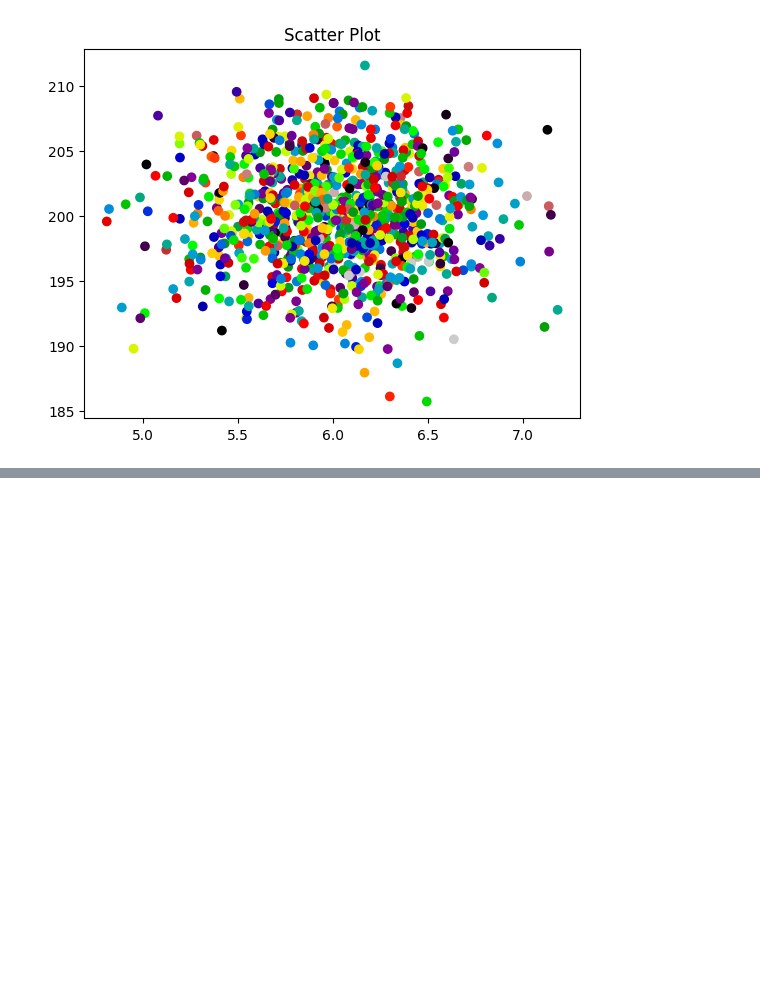
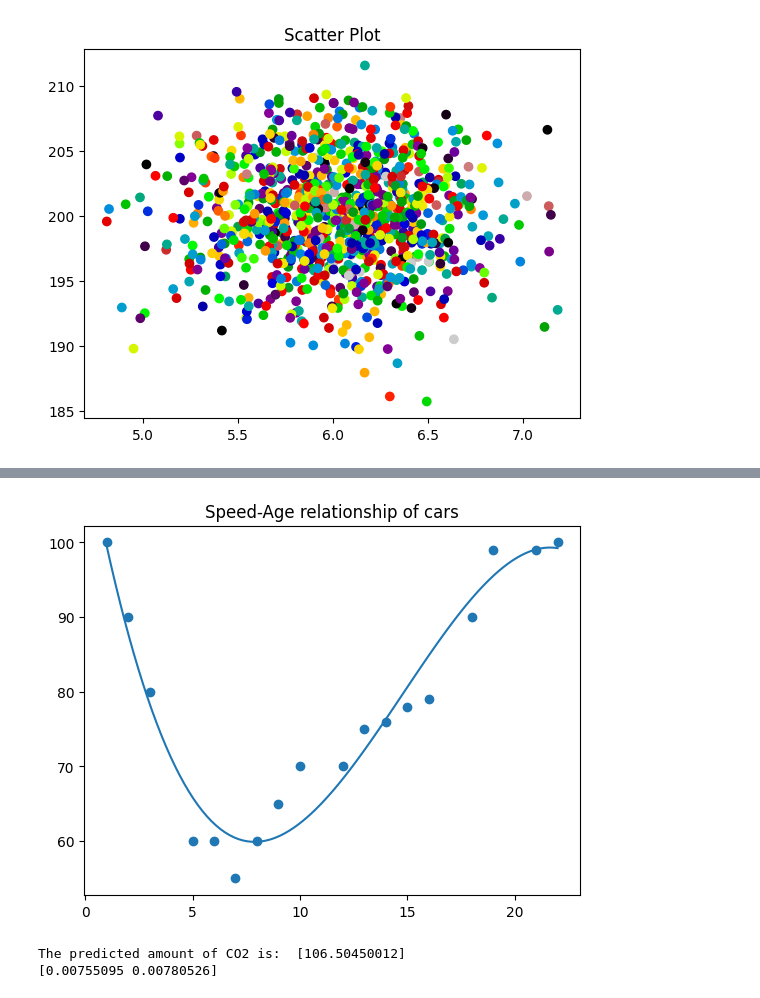
Before and after one commit to manusharansah/Python, a Jupyter notebook: Machine Learning/tutorial.ipynb, the cells around one changed output, grey strips where cells are left out. Cells and saved outputs as stored; diff of their text form; code cells hidden in the pictures; blank space fills up the shorter version.

```diff
--- a/Machine Learning/tutorial.ipynb
+++ b/Machine Learning/tutorial.ipynb
@@ -180,0 +222,47 @@ plt.show()
+# %%
+# Implementing polynomial regression in python
+import numpy as np
+from sklearn.metrics import r2_score
+import matplotlib.pyplot as plt
+
+x = [1,2,3,5,6,7,8,9,10,12,13,14,15,16,18,19,21,22]
+y = [100,90,80,60,60,55,60,65,70,70,75,76,78,79,90,99,99,100]
+
+# x = [89,43,36,36,95,10,66,34,38,20,26,29,48,64,6,5,36,66,72,40]
+# y = [21,46,3,35,67,95,53,72,58,10,26,34,90,33,38,20,56,2,47,15]
+
+mymodel = np.poly1d(np.polyfit(x,y,3))
+sample_x = np.linspace(min(x),max(x),100)
+
+plt.scatter(x,y)
+plt.title('Speed-Age relationship of cars')
+
+if (r2_score(y,mymodel(x))) <0.09:
+    print('No good relationship to fit polynomial regression')
+else:
+    plt.plot(sample_x,mymodel(sample_x))
+plt.show()
+# %% [output]
+[figure, added]
+# %%
+# Implementing Multiple regression in python
+import pandas as pd
+from sklearn import linear_model
+import numpy as np
+
+
+data = pd.read_csv('data.csv')
+X = data[['Weight','Volume']]
+y = data['CO2']
+
+reg = linear_model.LinearRegression()
+
+reg.fit(X,y)
+
+predictedCO2 = reg.predict(pd.DataFrame([[2000,1500]],columns=['Weight','Volume']))
+
+print("The predicted amount of CO2 is: ", predictedCO2)
+print(reg.coef_)
+# %% [output]
+The predicted amount of CO2 is:  [106.50450012]
+[0.00755095 0.00780526]
```
Also changed, not shown: parts of 3 cells of this notebook, 3 other files.
